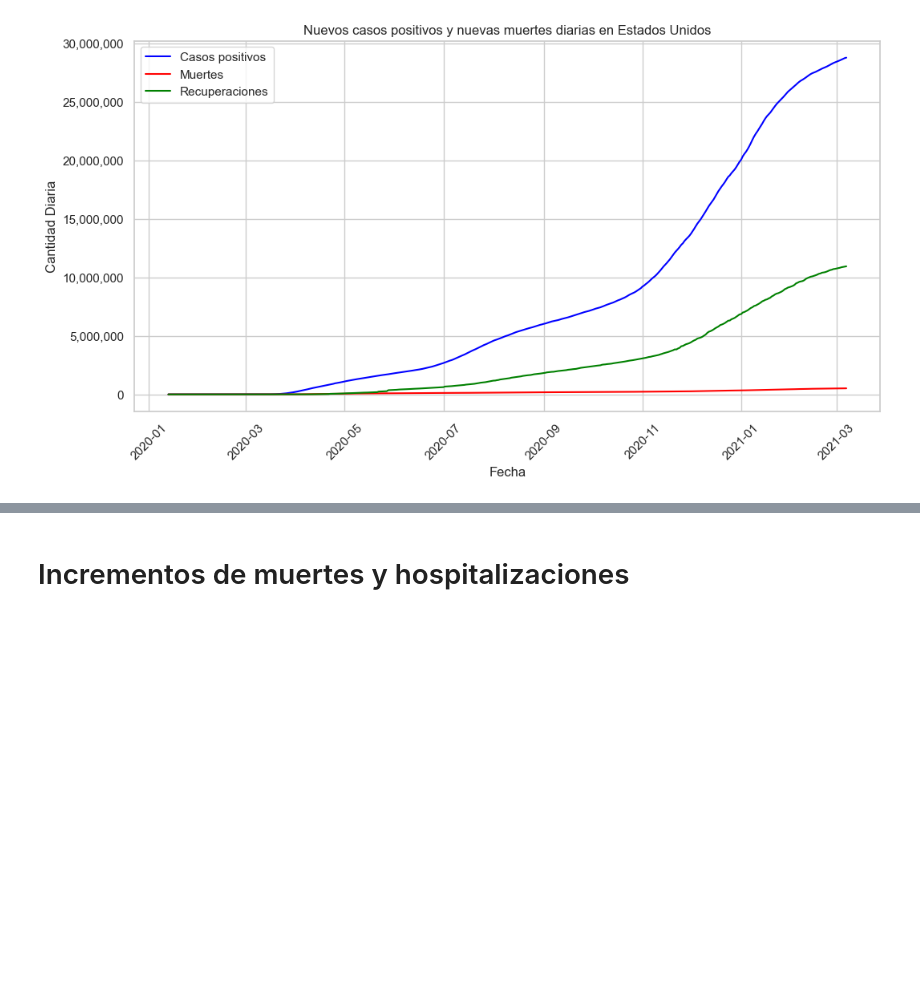
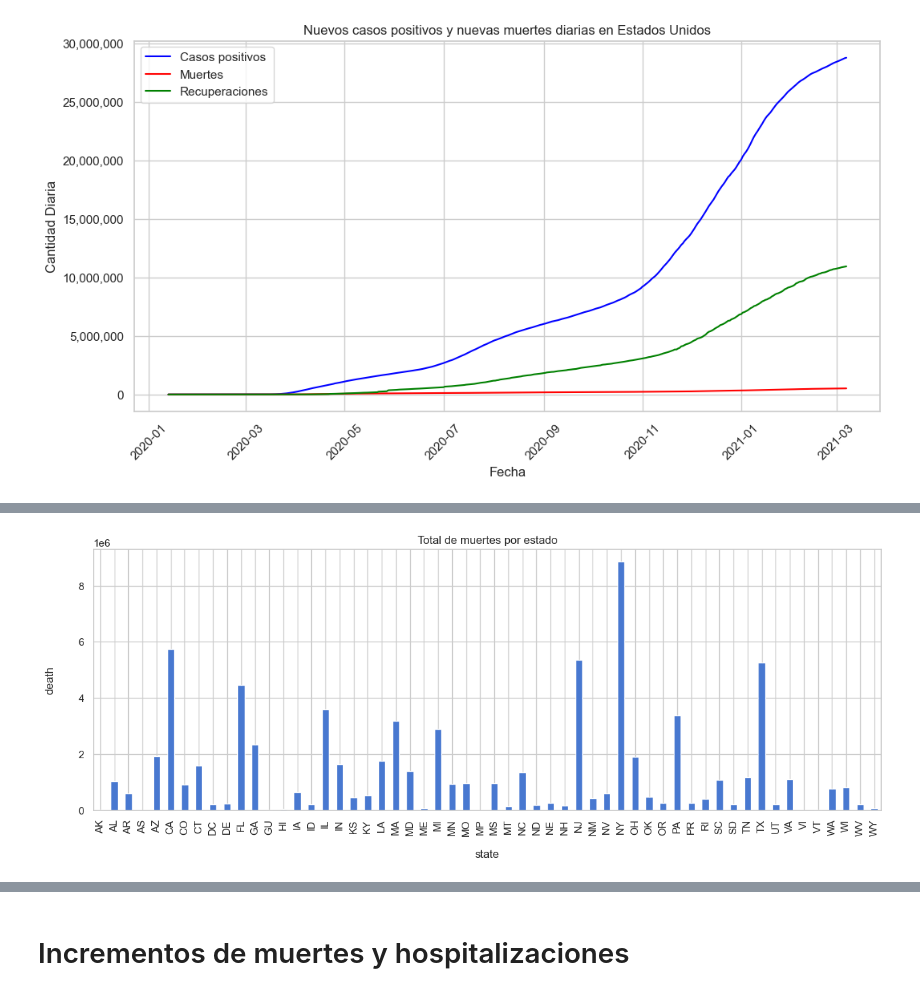
Before and after one commit to AI-School-F5-P2/Datathon_Equipo1, a Jupyter notebook: Covid.ipynb, the cells around one changed output, grey strips where cells are left out. Cells and saved outputs as stored; diff of their text form; code cells hidden in the pictures; blank space fills up the shorter version.

```diff
--- a/Covid.ipynb
+++ b/Covid.ipynb
@@ -418,0 +426,10 @@ plt.close()
+# %%
+data_sum = df.groupby('state')['death'].sum()
+plt.figure(figsize=(15, 5))
+data_sum.plot.bar()
+plt.xlabel('state', labelpad=14)
+plt.ylabel('death', labelpad=25)
+plt.title('Total de muertes por estado')
+plt.show()
+# %% [output]
+[figure, added]
```
Also changed, not shown: parts of 39 cells of this notebook, 2 other files.
